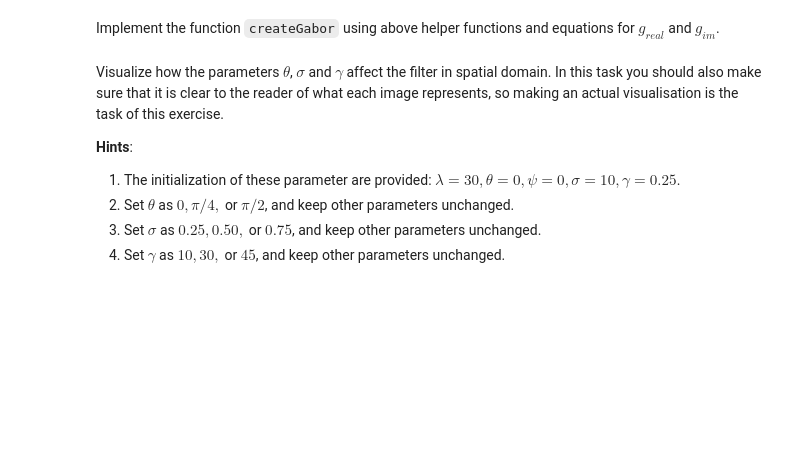
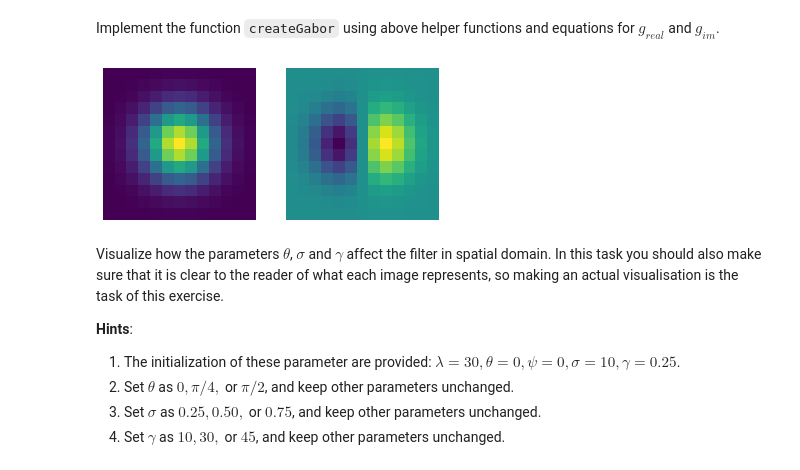
Before and after one commit to ekinfergan/ComputerVision1-UvA, a Jupyter notebook: Lab2/CV1_Lab2.ipynb, the cells around one changed output. Drawn from its saved outputs; the diff is of its cells as text; code cells hidden in the pictures; blank space fills up the shorter version.

```diff
--- a/Lab2/CV1_Lab2.ipynb
+++ b/Lab2/CV1_Lab2.ipynb
@@ -414,6 +433,10 @@ def generateRotationMatrix(theta):
 
     # TODO: YOUR CODE HERE
     # Code the rotation matrix which fits gabor equation given theta.
+    rotMat = np.array([
+        [np.cos(theta), -np.sin(theta)],
+        [np.sin(theta), np.cos(theta)]
+    ])
 
     return rotMat
 # %%
@@ -424,6 +447,7 @@ def createCos(rot_x, lamda, psi):
 
     # TODO: YOUR CODE HERE
     # Implement the cosine given rot_x, lamda and psi.
+    cosCarrier = np.cos(2 * np.pi * rot_x / lamda + psi)
 
     return cosCarrier
 # %%
@@ -434,6 +458,7 @@ def createSin(rot_x, lamda, psi):
 
     # TODO: YOUR CODE HERE
     # Implement the sine given rot_x, lamda and psi.
+    sinCarrier = np.sin(2 * np.pi * rot_x / lamda + psi)
 
     return sinCarrier
 # %%
@@ -445,6 +470,7 @@ def createGauss(rot_x, rot_y, gamma, sigma):
 
     # TODO: YOUR CODE HERE
     # Implement the Gaussian envelope.
+    gaussEnv = np.exp(-(rot_x**2 + (gamma * rot_y)**2) / (2 * sigma**2))
 
     return gaussEnv
 # %% [markdown]
@@ -496,42 +522,44 @@ def createGabor(sigma, theta, lamda, psi, gamma):
 
 
     # Create the Gaussian envelope.
     # IMPLEMENT the helper function createGauss above.
     gaussianEnv = createGauss(rot_x, rot_y, gamma, sigma)
 
     # Create the orthogonal carrier signals.
     # IMPLEMENT the helper functions createCos and createSin above.
     cosCarrier = createCos(rot_x, lamda, psi)
     sinCarrier = createSin(rot_x, lamda, psi)
 
     # Modulate (multiply) Gaussian envelope with the carriers to compute
     # the real and imaginary components of the complex Gabor filter.
-    myGabor_real = ...  # TODO: modulate gaussianEnv with cosCarrier
-    myGabor_imaginary = ...  # TODO: modulate gaussianEnv with sinCarrier
+    myGabor_real = (gaussianEnv * cosCarrier).reshape(x.shape)  # TODO: modulate gaussianEnv with cosCarrier
+    myGabor_imaginary = (gaussianEnv * sinCarrier).reshape(x.shape)   # TODO: modulate gaussianEnv with sinCarrier
 
     # Pack myGabor_real and myGabor_imaginary into myGabor.
     h, w = myGabor_real.shape
     myGabor = np.zeros((h, w, 2))
     myGabor[:,:,0] = myGabor_real
     myGabor[:,:,1] = myGabor_imaginary
 
     # Uncomment below to see how are the gabor filters
-    # fig = plt.figure()
-    # ax = fig.add_subplot(1, 2, 1)
-    # ax.imshow(myGabor_real)    # Real
-    # ax.axis("off")
-    # ax = fig.add_subplot(1, 2, 2)
-    # ax.imshow(myGabor_imaginary)    # Real
-    # ax.axis("off")
+    fig = plt.figure()
+    ax = fig.add_subplot(1, 2, 1)
+    ax.imshow(myGabor_real)    # Real
+    ax.axis("off")
+    ax = fig.add_subplot(1, 2, 2)
+    ax.imshow(myGabor_imaginary)    # Real
+    ax.axis("off")
 
     return myGabor
 
 sigma = 2
 theta = 0
 lamda = 1000
 psi = 0
 gamma = 1
 myGabor = createGabor(sigma, theta, lamda, psi, gamma)
+# %% [output]
+[figure, added]
 # %% [markdown]
 Visualize how the parameters $\theta$, $\sigma$ and $\gamma$ affect the filter in spatial domain. In this task you should also make sure that it is clear to the reader of what each image represents, so making an actual visualisation is the task of this exercise.
 
```
Also changed, not shown: parts of 12 cells of this notebook.
